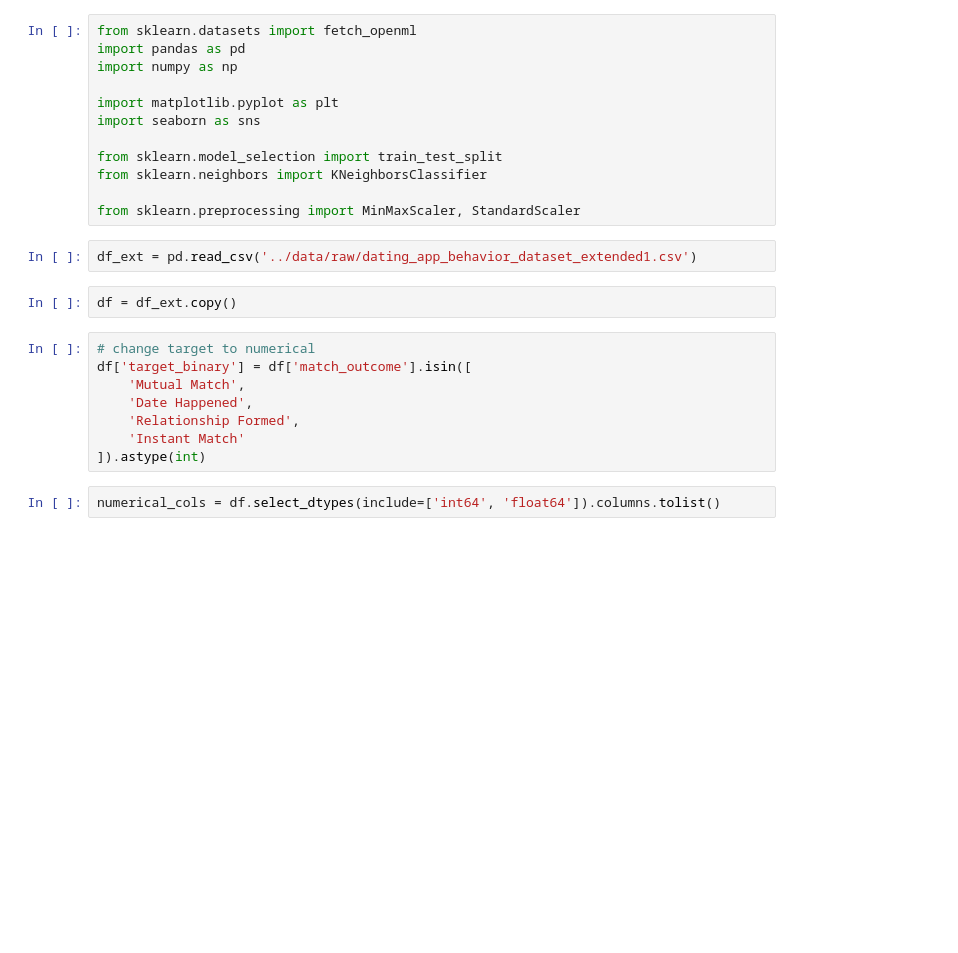
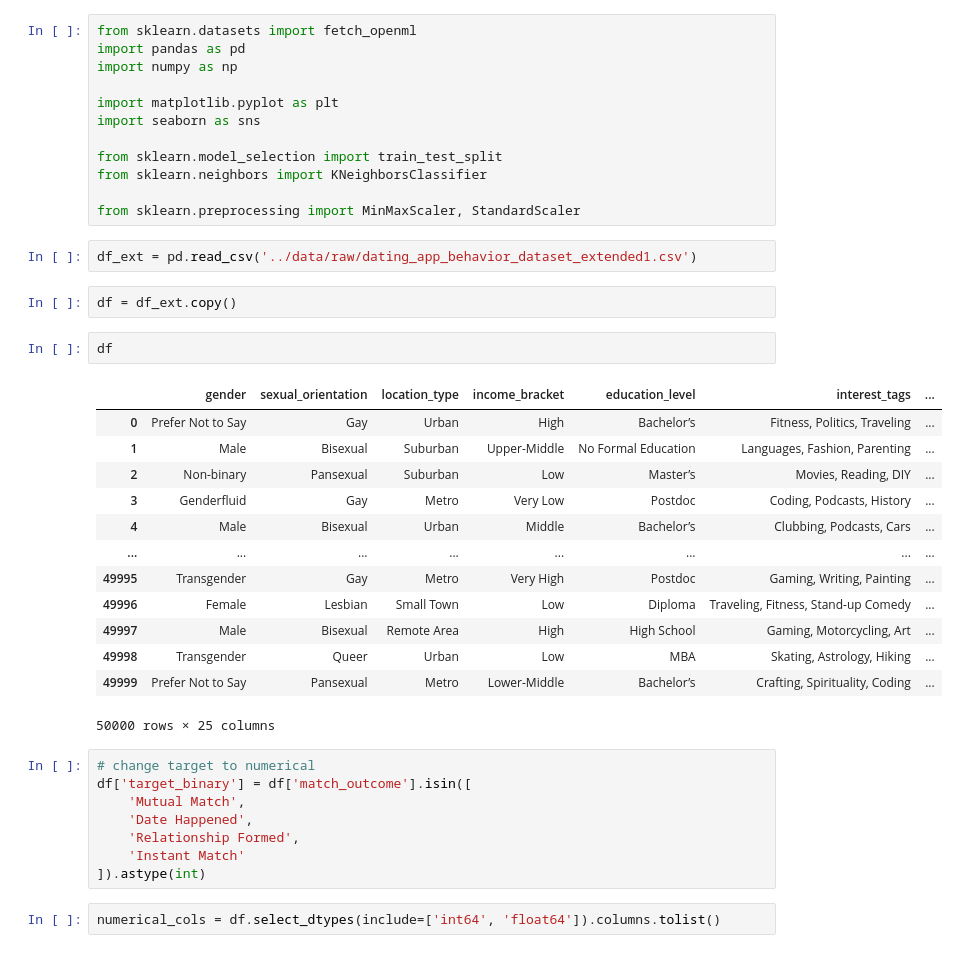
Before and after one commit to chiaralanzi93-create/machine_learning_dating_app_project, a Jupyter notebook: notebooks/feature_engineering_veerpal.ipynb, the cells around one changed output. Drawn from its saved outputs; the diff is of its cells as text; blank space fills up the shorter version.

```diff
--- a/notebooks/feature_engineering_veerpal.ipynb
+++ b/notebooks/feature_engineering_veerpal.ipynb
@@ -14,6 +14,22 @@ from sklearn.preprocessing import MinMaxScaler, StandardScaler
 df_ext = pd.read_csv('../data/raw/dating_app_behavior_dataset_extended1.csv')
 # %%
 df = df_ext.copy()
+# %%
+df
+# %% [output]
+|  | gender | sexual_orientation | location_type | income_bracket | education_level | interest_tags | ... |
+| 0 | Prefer Not to Say | Gay | Urban | High | Bachelor’s | Fitness, Politics, Traveling | ... |
+| 1 | Male | Bisexual | Suburban | Upper-Middle | No Formal Education | Languages, Fashion, Parenting | ... |
+| 2 | Non-binary | Pansexual | Suburban | Low | Master’s | Movies, Reading, DIY | ... |
+| 3 | Genderfluid | Gay | Metro | Very Low | Postdoc | Coding, Podcasts, History | ... |
+| 4 | Male | Bisexual | Urban | Middle | Bachelor’s | Clubbing, Podcasts, Cars | ... |
+| ... | ... | ... | ... | ... | ... | ... | ... |
+| 49995 | Transgender | Gay | Metro | Very High | Postdoc | Gaming, Writing, Painting | ... |
+| 49996 | Female | Lesbian | Small Town | Low | Diploma | Traveling, Fitness, Stand-up Comedy | ... |
+| 49997 | Male | Bisexual | Remote Area | High | High School | Gaming, Motorcycling, Art | ... |
+| 49998 | Transgender | Queer | Urban | Low | MBA | Skating, Astrology, Hiking | ... |
+| 49999 | Prefer Not to Say | Pansexual | Metro | Lower-Middle | Bachelor’s | Crafting, Spirituality, Coding | ... |
+50000 rows × 25 columns
 # %%
 # change target to numerical
 df['target_binary'] = df['match_outcome'].isin([
```
Also changed, not shown: parts of 18 cells of this notebook.
